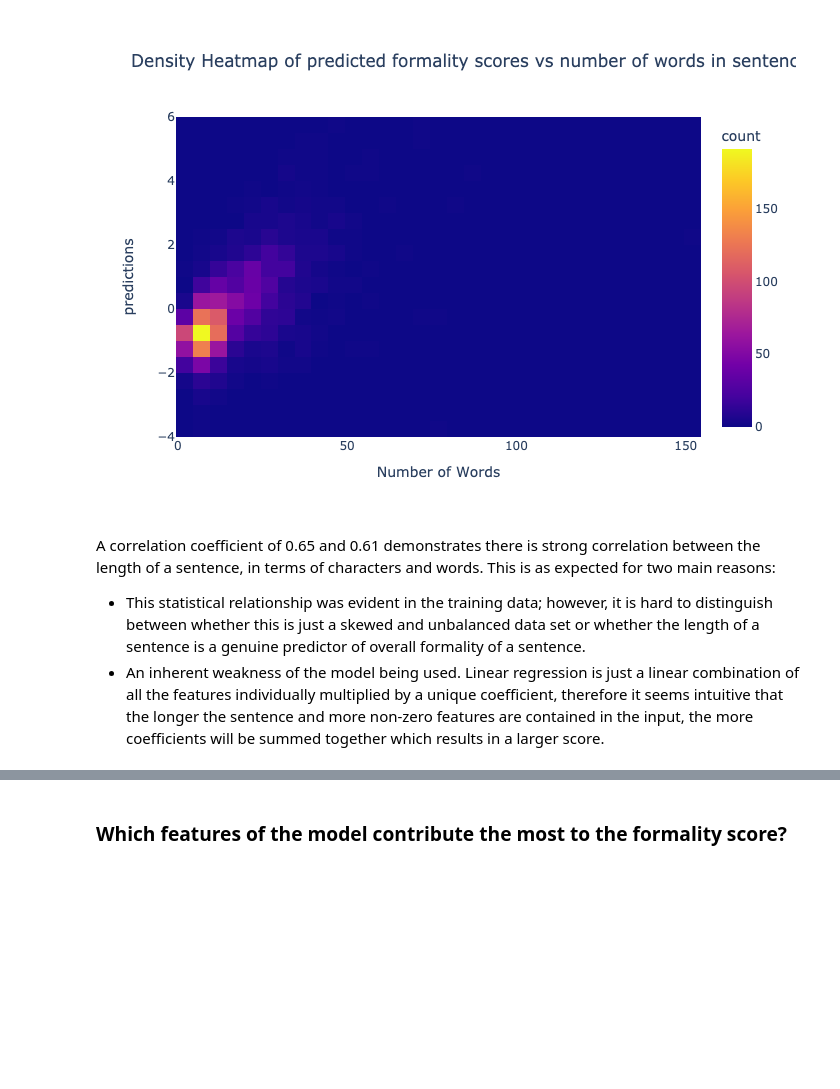
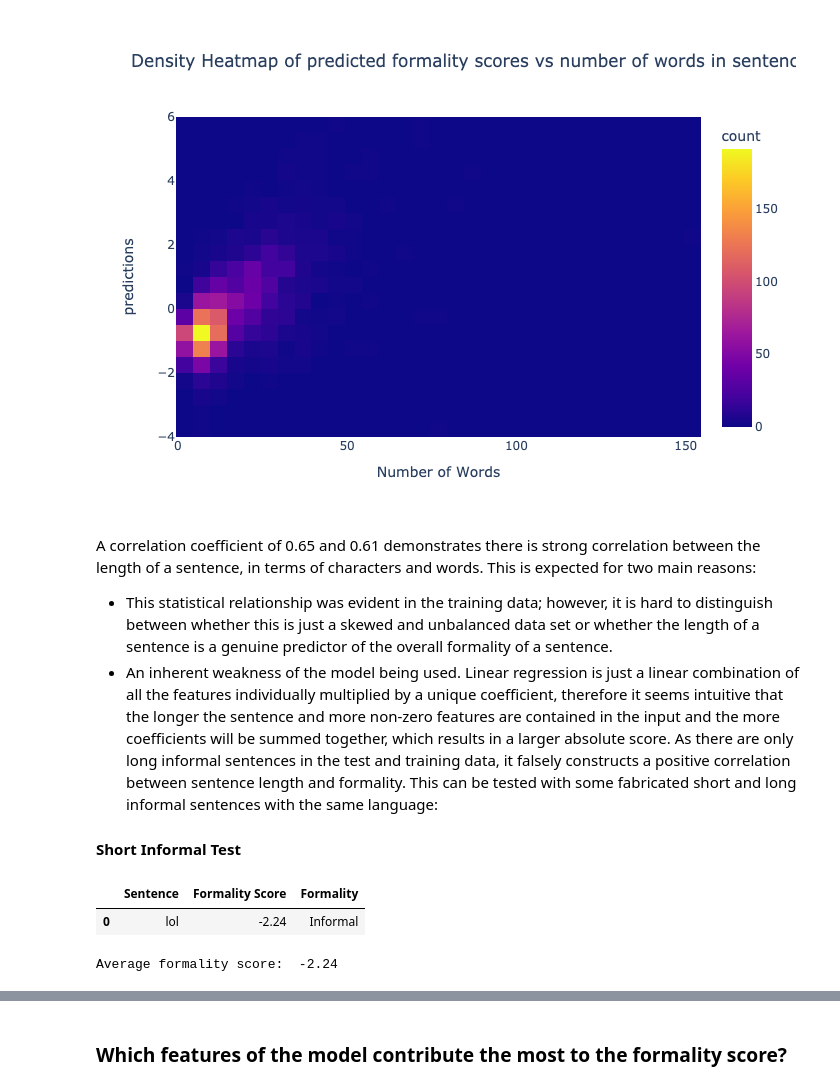
Before and after one commit to GroupAKainos/GroupA_ML, a Jupyter notebook: 004_005-model-training-and-eval.ipynb, the cells around one changed output, grey strips where cells are left out. Cells and saved outputs as stored; diff of their text form; code cells hidden in the pictures; blank space fills up the shorter version.

Commit message:
changed order of imports in inference.py. Added more comments and test case for sentence length vs formality

```diff
--- a/004_005-model-training-and-eval.ipynb
+++ b/004_005-model-training-and-eval.ipynb
@@ -429,6 +429,18 @@ sent_len_formality(df_test, Y_pred_ridge)
 [figure]
 [figure]
 # %% [markdown]
- A correlation coefficient of 0.65 and 0.61 demonstrates there is strong correlation between the length of a sentence, in terms of characters and words. This is as expected for two main reasons:
--  This statistical relationship was evident in the training data; however, it is hard to distinguish between whether this is just a skewed and unbalanced data set or whether the length of a sentence is a genuine predictor of overall formality of a sentence.
-- An inherent weakness of the model being used. Linear regression is just a linear combination of all the features individually multiplied by a unique coefficient, therefore it seems intuitive that the longer the sentence and more non-zero features are contained in the input, the more coefficients will be summed together which results in a larger score.
+A correlation coefficient of 0.65 and 0.61 demonstrates there is strong correlation between the length of a sentence, in terms of characters and words. This is expected for two main reasons:
+-  This statistical relationship was evident in the training data; however, it is hard to distinguish between whether this is just a skewed and unbalanced data set or whether the length of a sentence is a genuine predictor of the overall formality of a sentence.
+- An inherent weakness of the model being used. Linear regression is just a linear combination of all the features individually multiplied by a unique coefficient, therefore it seems intuitive that the longer the sentence and more non-zero features are contained in the input and the more coefficients will be summed together, which results in a larger absolute score. As there are only long informal sentences in the test and training data, it falsely constructs a positive correlation between sentence length and formality. This can be tested with some fabricated short and long informal sentences with the same language:
+
+#### Short Informal Test
+# %%
+short_informal = "lol"
+sentences, scores, _ = inference(short_informal, vectorizer, ridge_reg_model)
+sentence_formality_df = pred_to_df(sentences, scores)
+display(sentence_formality_df)
+print("Average formality score: ", sentence_formality_df['Formality Score'].mean())
+# %% [output]
+|  | Sentence | Formality Score | Formality |
+| 0 | lol | -2.24 | Informal |
+Average formality score:  -2.24
```
Also changed, not shown: parts of 7 cells of this notebook, 1 other file.
